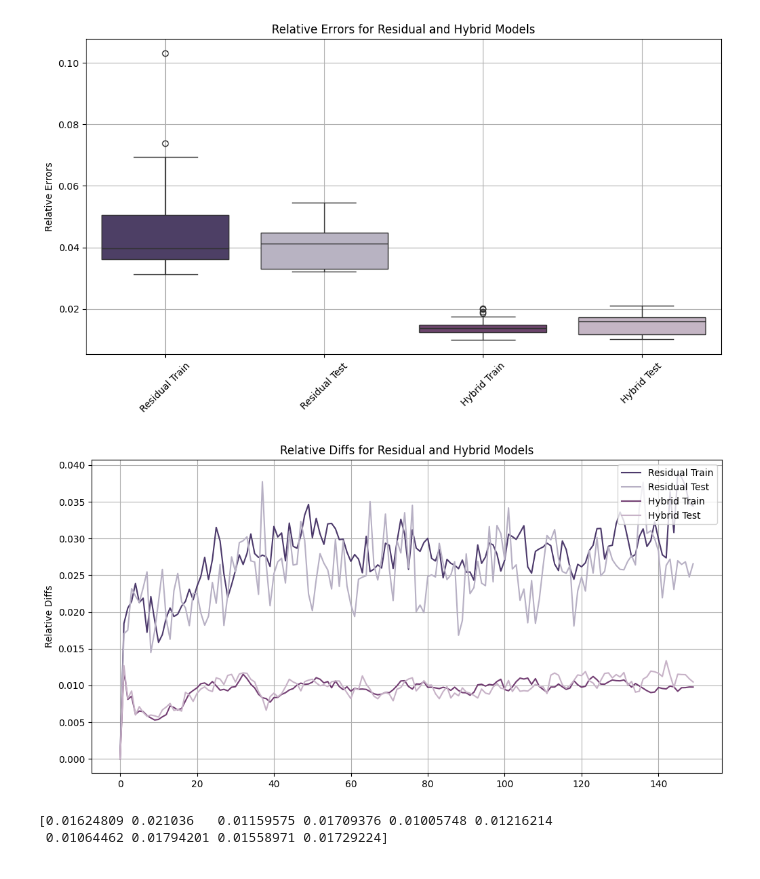
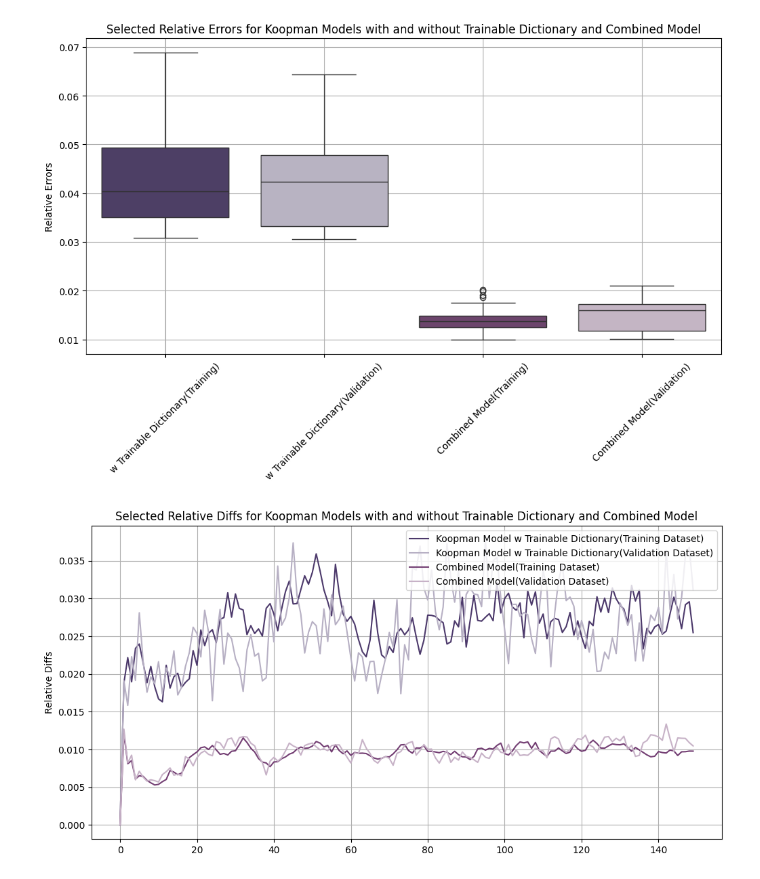
Before and after one commit to Shiqi-Wu/sensor_case, a Jupyter notebook: combined_model_20240805/evaluation.ipynb, the cells around one changed output. Drawn from its saved outputs; the diff is of its cells as text; code cells hidden in the pictures.

```diff
--- a/combined_model_20240805/evaluation.ipynb
+++ b/combined_model_20240805/evaluation.ipynb
@@ -28,7 +28,15 @@ hybrid_mean_relative_errors_train = np.load(save_dir + '/hybrid_mean_relative_er
 hybrid_mean_relative_errors_test = np.load(save_dir + '/hybrid_mean_relative_errors_test.npy')
 hybrid_mean_relative_diffs_train = np.load(save_dir + '/hybrid_mean_relative_diffs_train.npy')
 hybrid_mean_relative_diffs_test = np.load(save_dir + '/hybrid_mean_relative_diffs_test.npy')
+
+# Load iterative results
 iterative_losses = np.load(config['save_dir'] + '/iterative_losses.npy')
+
+# Load subspace model results
+subspace_mean_relative_errors_train = np.load(save_dir + '/subspace_mean_relative_errors_train.npy')
+subspace_mean_relative_errors_test = np.load(save_dir + '/subspace_mean_relative_errors_test.npy')
+subspace_mean_relative_diffs_train = np.load(save_dir + '/subspace_mean_relative_diffs_train.npy')
+subspace_mean_relative_diffs_test = np.load(save_dir + '/subspace_mean_relative_diffs_test.npy')
 # %%
 import numpy as np
 import matplotlib.pyplot as plt
@@ -49,8 +58,8 @@ plt.show()
 custom_palette = [
     (0/255, 0/255, 0/255),         # 黑色 (0, 0, 0)
     (128/255, 128/255, 128/255),   # 灰色 (128, 128, 128)
-    # (158/255, 129/255, 186/255),   # 紫灰色 (158, 129, 186)
-    # (216/255, 205/255, 227/255),   # 浅紫色 (216, 205, 227)
+    (158/255, 129/255, 186/255),   # 紫灰色 (158, 129, 186)
+    (216/255, 205/255, 227/255),   # 浅紫色 (216, 205, 227)
     (76/255, 57/255, 107/255),     # 深紫色 (76, 57, 107)
     (183/255, 176/255, 196/255),   # 灰蓝色 (183, 176, 196)
     (115/255, 62/255, 115/255),    # 紫红色 (115, 62, 115)
@@ -123,60 +126,38 @@ array([0.99236547, 0.95293675, 0.909304  , 0.83380083, 0.83854182,
 # %%
-import numpy as np
-import matplotlib.pyplot as plt
-import seaborn as sns
+# 准备后六个数据的相对误差
+relative_errors_selected = relative_errors[4:]
 
-# Prepare data for plotting
-relative_errors = [
-    # linear_mean_relative_errors_train, linear_mean_relative_errors_test,
-    residual_mean_relative_errors_train, residual_mean_relative_errors_test,
-    hybrid_mean_relative_errors_train, hybrid_mean_relative_errors_test
-]
+# 更新相应标签
+labels_errors_selected = labels_errors[4:]
 
-relative_diffs = [
-    # linear_mean_relative_diffs_train, linear_mean_relative_diffs_test,
-    residual_mean_relative_diffs_train, residual_mean_relative_diffs_test,
-    hybrid_mean_relative_diffs_train, hybrid_mean_relative_diffs_test
-]
-
-# Labels for the boxplots
-labels_errors = [
-    # 'Linear Train', 'Linear Test',
-    'Residual Train', 'Residual Test',
-    'Hybrid Train', 'Hybrid Test'
-]
-
-labels_diffs = [
-    # 'Linear Train', 'Linear Test',
-    'Residual Train', 'Residual Test',
-    'Hybrid Train', 'Hybrid Test'
-]
-
-# Plotting relative errors boxplot
+# 绘制相对误差的箱线图
 plt.figure(figsize=(12, 6))
-sns.boxplot(data=relative_errors, palette=custom_palette[2:])
-plt.xticks(ticks=range(len(labels_errors)), labels=labels_errors, rotation=45)
+sns.boxplot(data=relative_errors_selected, palette=custom_palette[4:])  # 使用后六个数据的颜色
+plt.xticks(ticks=range(len(labels_errors_selected)), labels=labels_errors_selected, rotation=45)
 plt.ylabel('Relative Errors')
-plt.title('Relative Errors for Residual and Hybrid Models')
+plt.title('Selected Relative Errors for Koopman Models with and without Trainable Dictionary and Combined Model')
 plt.grid(True)
 plt.show()
 
-# Plotting relative diffs boxplot
+
+# 准备后六个数据的相对差异
+relative_diffs_selected = relative_diffs[4:]
+
+# 更新相应标签
+labels_diffs_selected = labels_diffs[4:]
+
+# 绘制相对差异的折线图
 plt.figure(figsize=(12, 6))
-for i in range(len(relative_diffs)):
-    plt.plot(relative_diffs[i], label=labels_diffs[i], color = custom_palette[2+i])
+for i in range(len(relative_diffs_selected)):
+    plt.plot(relative_diffs_selected[i], label=labels_diffs_selected[i], color=custom_palette[i+4])
 plt.ylabel('Relative Diffs')
 plt.legend(loc='upper right')
-plt.title('Relative Diffs for Residual and Hybrid Models')
+plt.title('Selected Relative Diffs for Koopman Models with and without Trainable Dictionary and Combined Model')
 plt.grid(True)
 plt.show()
 # %% [output]
-[figure, old version]
+[figure, new version]
-[figure, old version]
+[figure, new version]
-# %%
-print(hybrid_mean_relative_errors_test)
-# %% [output]
-[0.01624809 0.021036   0.01159575 0.01709376 0.01005748 0.01216214
- 0.01064462 0.01794201 0.01558971 0.01729224]
 # %%
 # device = 'cpu'
 
```
Also changed, not shown: parts of 3 cells of this notebook, 39 other files.
